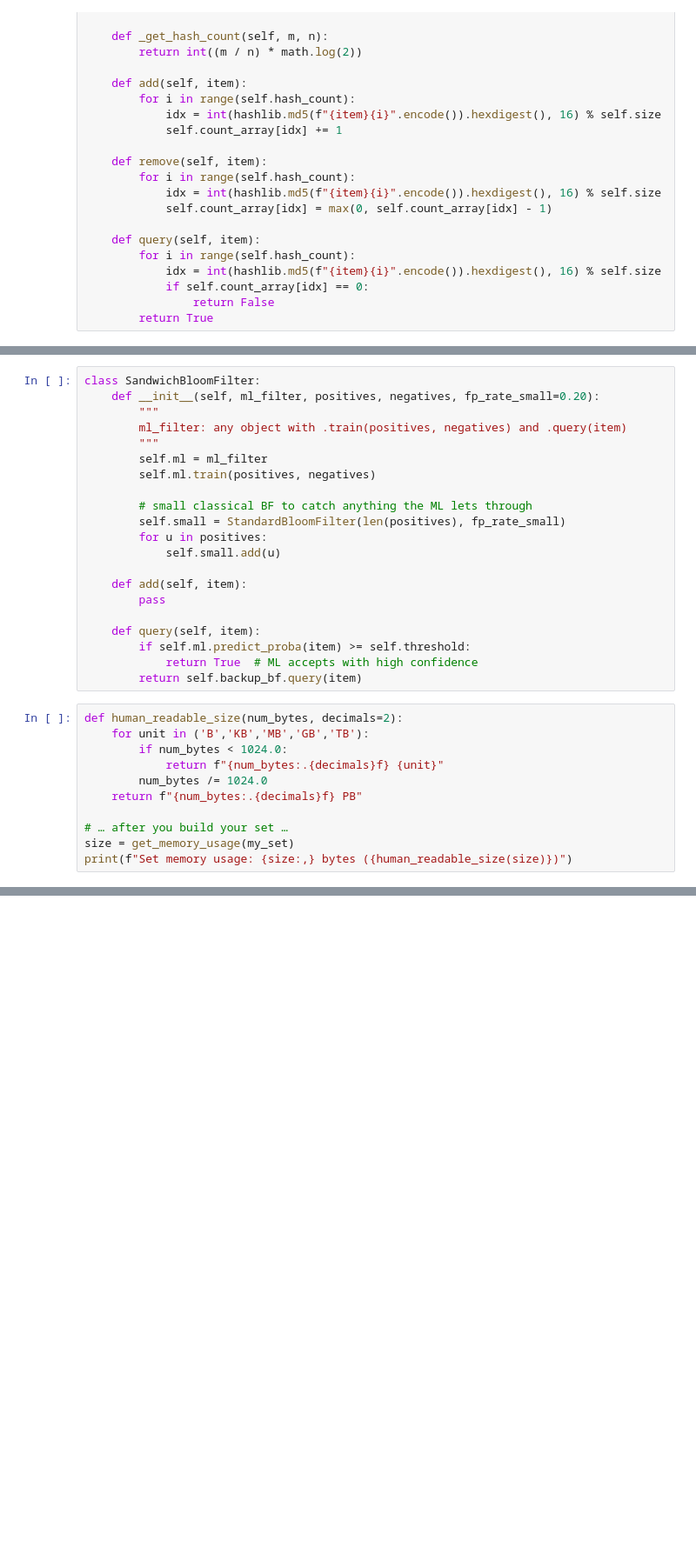
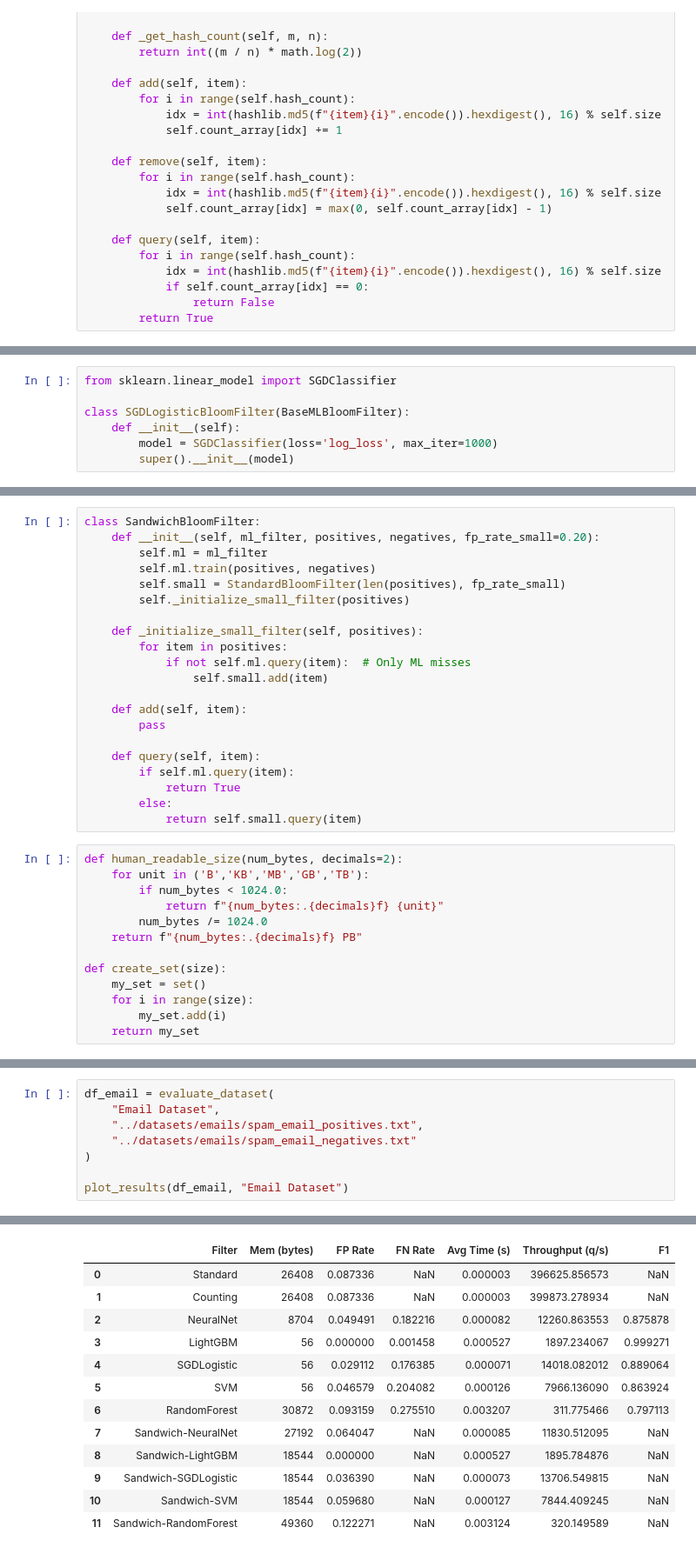
Before and after one commit to mbb249/CS6386_Final_Project, a Jupyter notebook: src/filters.ipynb, the cells around one changed output, grey strips where cells are left out. Shown at 87% size. Saved outputs shown, nothing was run; the diff lists cells and outputs as text; blank space fills up the shorter version.

```diff
--- a/src/filters.ipynb
+++ b/src/filters.ipynb
@@ -230,0 +188,7 @@ class LogisticRegressionBloomFilter:
+# %%
+from sklearn.linear_model import SGDClassifier
+
+class SGDLogisticBloomFilter(BaseMLBloomFilter):
+    def __init__(self):
+        model = SGDClassifier(loss='log_loss', max_iter=1000)
+        super().__init__(model)
@@ -231,24 +214,24 @@ class LogisticRegressionBloomFilter:
 # %%
 class SandwichBloomFilter:
     def __init__(self, ml_filter, positives, negatives, fp_rate_small=0.20):
-        """
-        ml_filter: any object with .train(positives, negatives) and .query(item)
-        """
         self.ml = ml_filter
         self.ml.train(positives, negatives)
+        self.small = StandardBloomFilter(len(positives), fp_rate_small)
+        self._initialize_small_filter(positives)
 
-        # small classical BF to catch anything the ML lets through
-        self.small = StandardBloomFilter(len(positives), fp_rate_small)
-        for u in positives:
-            self.small.add(u)
+    def _initialize_small_filter(self, positives):
+        for item in positives:
+            if not self.ml.query(item):  # Only ML misses
+                self.small.add(item)
 
     def add(self, item):
         pass
 
     def query(self, item):
-        if self.ml.predict_proba(item) >= self.threshold:
-            return True  # ML accepts with high confidence
-        return self.backup_bf.query(item)
+        if self.ml.query(item):
+            return True
+        else:
+            return self.small.query(item)
 # %%
 def human_readable_size(num_bytes, decimals=2):
     for unit in ('B','KB','MB','GB','TB'):
@@ -257,6 +240,8 @@ def human_readable_size(num_bytes, decimals=2):
         num_bytes /= 1024.0
     return f"{num_bytes:.{decimals}f} PB"
 
-# … after you build your set …
-size = get_memory_usage(my_set)
-print(f"Set memory usage: {size:,} bytes ({human_readable_size(size)})")
+def create_set(size):
+    my_set = set()
+    for i in range(size):
+        my_set.add(i)
+    return my_set
@@ -650,0 +424,9 @@ Throughput:               13,958 queries/s
+# %%
+df_email = evaluate_dataset(
+    "Email Dataset",
+    "../datasets/emails/spam_email_positives.txt",
+    "../datasets/emails/spam_email_negatives.txt"
+)
+
+plot_results(df_email, "Email Dataset")
+# %% [output]
@@ -650,0 +519,13 @@ Throughput:               13,958 queries/s
+|  | Filter | Mem (bytes) | FP Rate | FN Rate | Avg Time (s) | Throughput (q/s) | F1 |
+| 0 | Standard | 26408 | 0.087336 | NaN | 0.000003 | 396625.856573 | NaN |
+| 1 | Counting | 26408 | 0.087336 | NaN | 0.000003 | 399873.278934 | NaN |
+| 2 | NeuralNet | 8704 | 0.049491 | 0.182216 | 0.000082 | 12260.863553 | 0.875878 |
+| 3 | LightGBM | 56 | 0.000000 | 0.001458 | 0.000527 | 1897.234067 | 0.999271 |
+| 4 | SGDLogistic | 56 | 0.029112 | 0.176385 | 0.000071 | 14018.082012 | 0.889064 |
+| 5 | SVM | 56 | 0.046579 | 0.204082 | 0.000126 | 7966.136090 | 0.863924 |
+| 6 | RandomForest | 30872 | 0.093159 | 0.275510 | 0.003207 | 311.775466 | 0.797113 |
+| 7 | Sandwich-NeuralNet | 27192 | 0.064047 | NaN | 0.000085 | 11830.512095 | NaN |
+| 8 | Sandwich-LightGBM | 18544 | 0.000000 | NaN | 0.000527 | 1895.784876 | NaN |
+| 9 | Sandwich-SGDLogistic | 18544 | 0.036390 | NaN | 0.000073 | 13706.549815 | NaN |
+| 10 | Sandwich-SVM | 18544 | 0.059680 | NaN | 0.000127 | 7844.409245 | NaN |
+| 11 | Sandwich-RandomForest | 49360 | 0.122271 | NaN | 0.003124 | 320.149589 | NaN |
```
Also changed, not shown: parts of 23 cells of this notebook.
